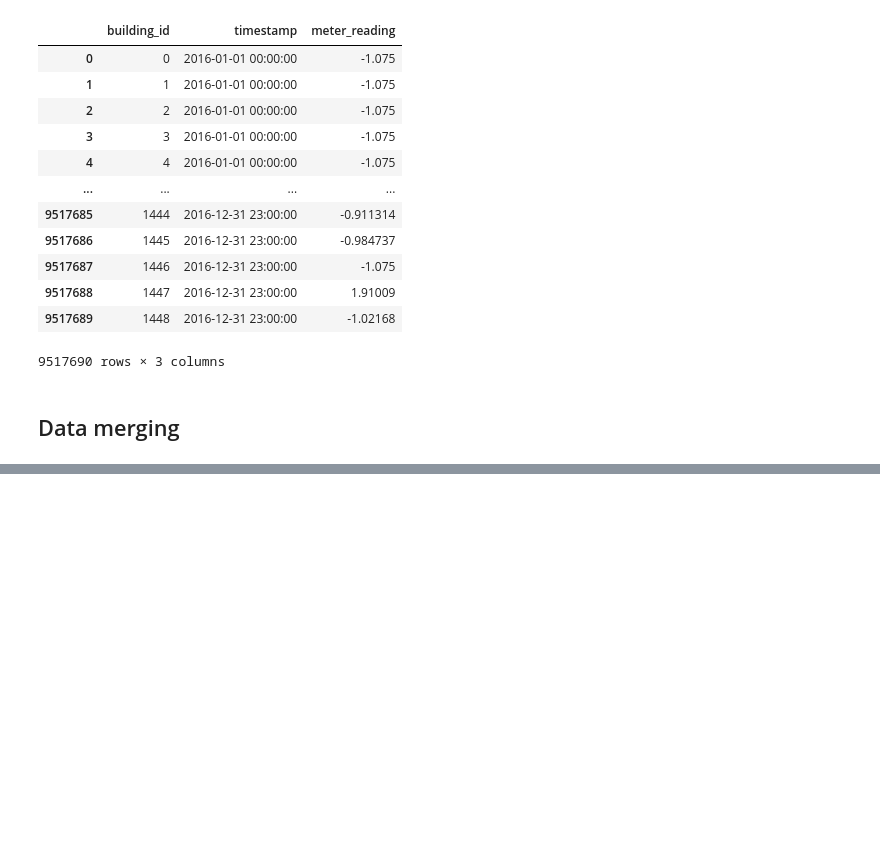
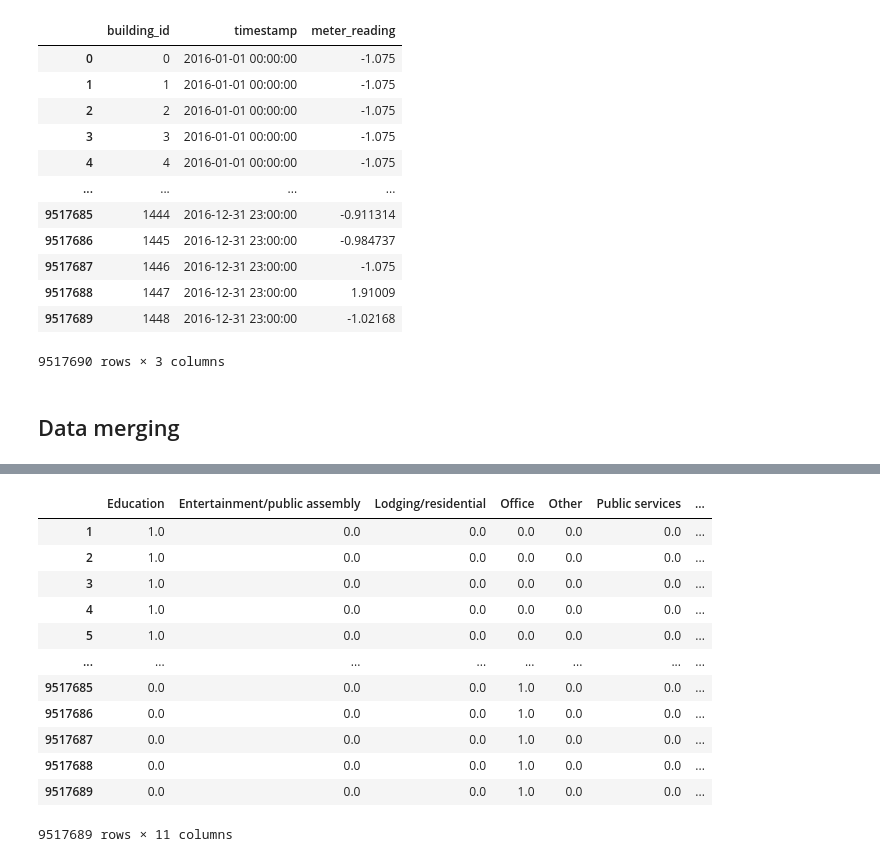
Before and after one commit to dmitana/fiit_knowledge_discovery_project, a Jupyter notebook: notebooks/preprocessing.ipynb, the cells around one changed output, grey strips where cells are left out. Cells and saved outputs as stored; diff of their text form; code cells hidden in the pictures; blank space fills up the shorter version.

Commit message:
Add data merging with preprocessing

```diff
--- a/notebooks/preprocessing.ipynb
+++ b/notebooks/preprocessing.ipynb
@@ -460,0 +467,5 @@ TBA
+# %%
+%%time
+x, y = preprocess_and_merge_data(
+    building_metadata, train_weather, train_meter, buildings_fu, weather_fu, meter_fu
+)
@@ -460,0 +491,16 @@ TBA
+# %%
+y
+# %% [output]
+|  | Education | Entertainment/public assembly | Lodging/residential | Office | Other | Public services | ... |
+| 1 | 1.0 | 0.0 | 0.0 | 0.0 | 0.0 | 0.0 | ... |
+| 2 | 1.0 | 0.0 | 0.0 | 0.0 | 0.0 | 0.0 | ... |
+| 3 | 1.0 | 0.0 | 0.0 | 0.0 | 0.0 | 0.0 | ... |
+| 4 | 1.0 | 0.0 | 0.0 | 0.0 | 0.0 | 0.0 | ... |
+| 5 | 1.0 | 0.0 | 0.0 | 0.0 | 0.0 | 0.0 | ... |
+| ... | ... | ... | ... | ... | ... | ... | ... |
+| 9517685 | 0.0 | 0.0 | 0.0 | 1.0 | 0.0 | 0.0 | ... |
+| 9517686 | 0.0 | 0.0 | 0.0 | 1.0 | 0.0 | 0.0 | ... |
+| 9517687 | 0.0 | 0.0 | 0.0 | 1.0 | 0.0 | 0.0 | ... |
+| 9517688 | 0.0 | 0.0 | 0.0 | 1.0 | 0.0 | 0.0 | ... |
+| 9517689 | 0.0 | 0.0 | 0.0 | 1.0 | 0.0 | 0.0 | ... |
+9517689 rows × 11 columns
```
Also changed, not shown: parts of 5 cells of this notebook, 2 other files.
